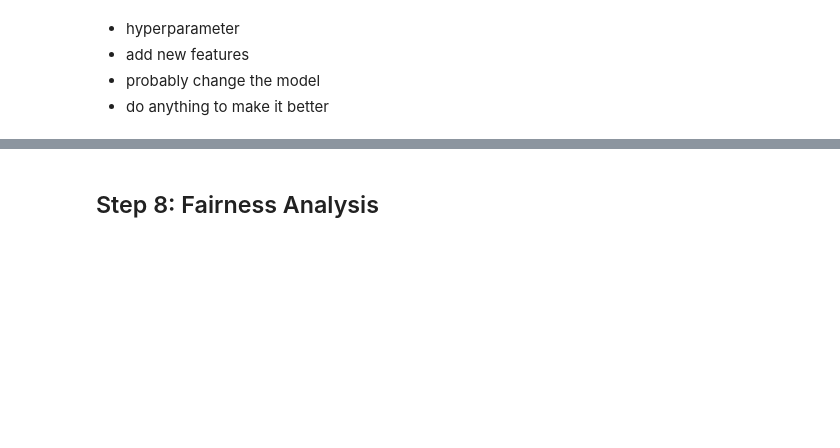
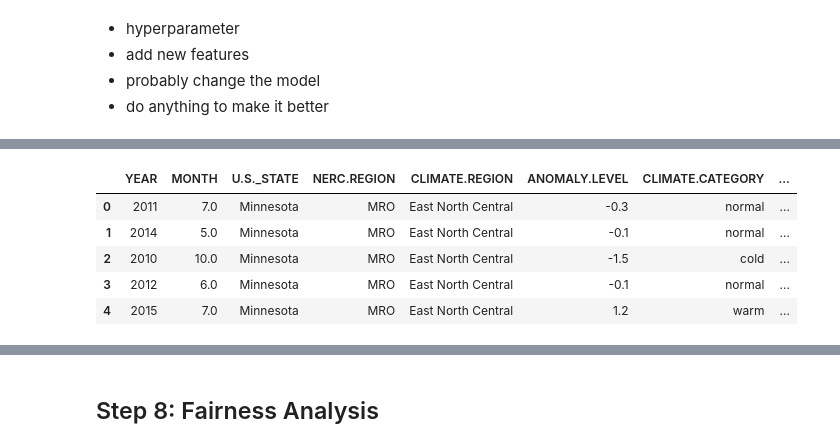
Before and after one commit to tzheng846/Power_Outage_Analysis, a Jupyter notebook: project04/template copy.ipynb, the cells around one changed output, grey strips where cells are left out. Saved outputs shown, nothing was run; the diff lists cells and outputs as text; code cells hidden in the pictures; blank space fills up the shorter version.

```diff
--- a/project04/template copy.ipynb
+++ b/project04/template copy.ipynb
@@ -386,0 +417,3 @@ NameError: name 'Pipeline' is not defined
+# %%
+mdl['START.HOUR']=outage['OUTAGE.START.TIME'].apply(lambda x: x.hour)
+mdl.drop(['CAUSE.CATEGORY.DETAIL', 'OUTAGE.START.DATE', 'OUTAGE.START.TIME', 'OUTAGE.RESTORATION.DATE', 'OUTAGE.RESTORATION.TIME', 'CAUSE CATEGORY DI_MISSING'], axis=1, inplace=True)
@@ -386,0 +435,3 @@ NameError: name 'Pipeline' is not defined
+# %%
+np.set_printoptions(threshold=np.inf)
+pd.set_option('display.max_rows', None)
@@ -386,0 +441,9 @@ NameError: name 'Pipeline' is not defined
+# %%
+mdl.head()
+# %% [output]
+|  | YEAR | MONTH | U.S._STATE | NERC.REGION | CLIMATE.REGION | ANOMALY.LEVEL | CLIMATE.CATEGORY | ... |
+| 0 | 2011 | 7.0 | Minnesota | MRO | East North Central | -0.3 | normal | ... |
+| 1 | 2014 | 5.0 | Minnesota | MRO | East North Central | -0.1 | normal | ... |
+| 2 | 2010 | 10.0 | Minnesota | MRO | East North Central | -1.5 | cold | ... |
+| 3 | 2012 | 6.0 | Minnesota | MRO | East North Central | -0.1 | normal | ... |
+| 4 | 2015 | 7.0 | Minnesota | MRO | East North Central | 1.2 | warm | ... |
```
Also changed, not shown: parts of 34 cells of this notebook, 4 other files.
